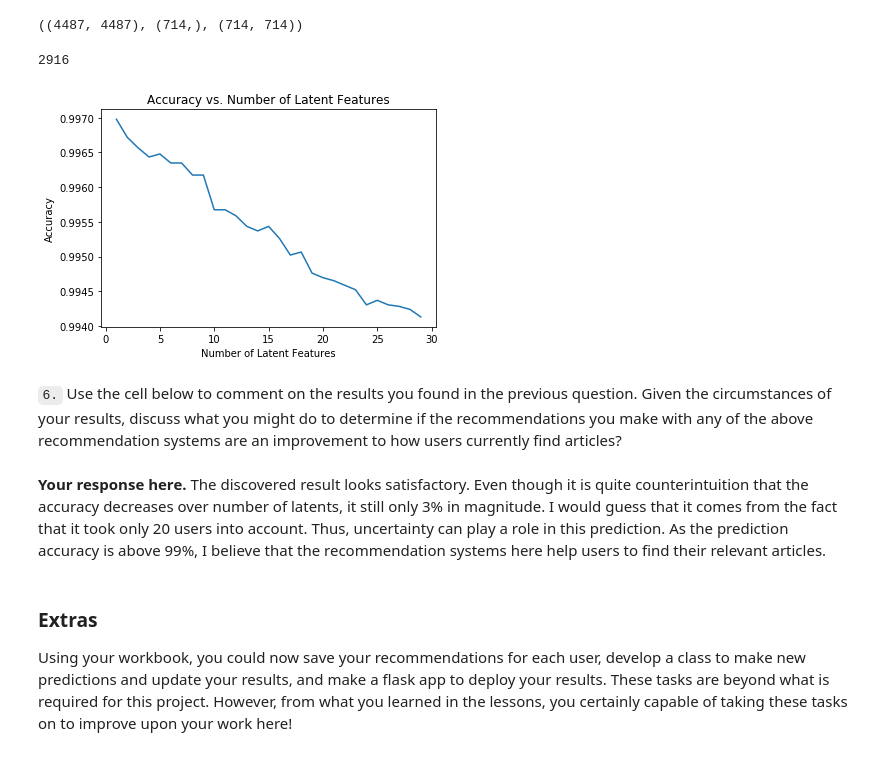
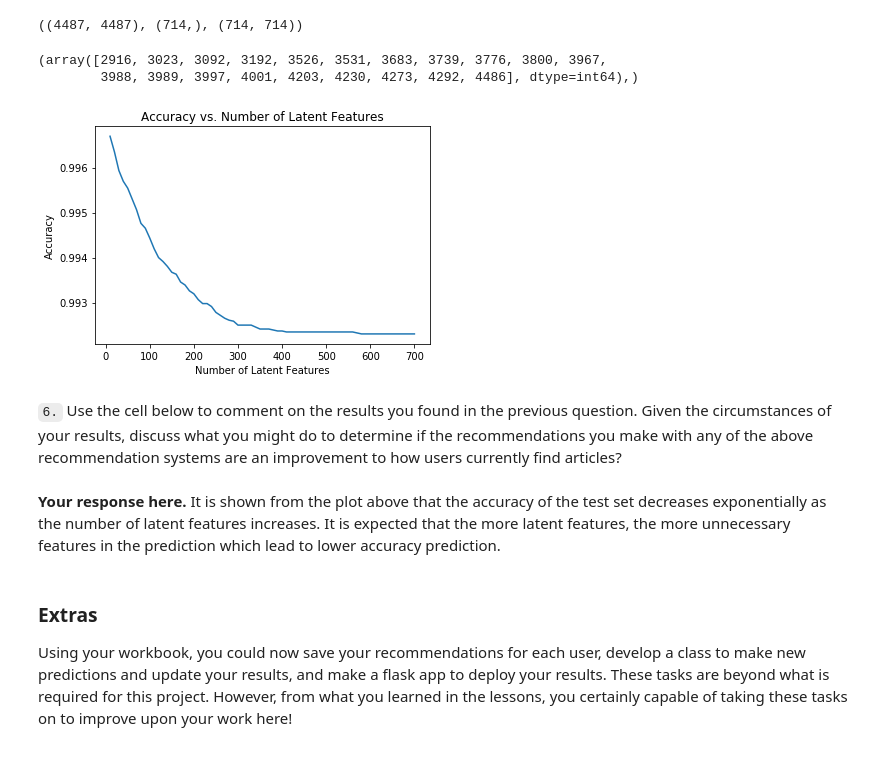
Before and after one commit to peeraponw/Recommendation_with_IBM, a Jupyter notebook: Recommendations_with_IBM.ipynb, the cells around one changed output. Saved outputs shown, nothing was run; the diff lists cells and outputs as text; code cells hidden in the pictures.

Commit message:
fix the testing plot and add add more info to the final question

```diff
--- a/Recommendations_with_IBM.ipynb
+++ b/Recommendations_with_IBM.ipynb
@@ -1132,39 +1132,40 @@ u_train.shape, s_train.shape, vt_train.shape
 # %%
 # Use these cells to see how well you can use the training
 # decomposition to predict on test data
-user_row = np.where(user_item_train.index.astype(str).isin(test_idx))
+user_row = np.where(user_item_train.index.astype(str).isin(common_idx))
 user_row
 # %% [output]
-2916
+(array([2916, 3023, 3092, 3192, 3526, 3531, 3683, 3739, 3776, 3800, 3967,
+        3988, 3989, 3997, 4001, 4203, 4230, 4273, 4292, 4486], dtype=int64),)
 # %%
-num_latent_feats = np.arange(1,30,1)
+num_latent_feats = np.arange(10,700+10,10)
 sum_errs = []
 
 for k in num_latent_feats:
     # restructure with k latent features
-    s_new, u_new, vt_new = np.diag(s[:k]), u[user_row, :k], vt[:k, :]
+    s_new, u_new, vt_new = np.diag(s_train[:k]), u_train[user_row, :k], vt_train[:k, :]
 
     # take dot product
     user_item_est = np.around(np.dot(np.dot(u_new, s_new), vt_new))
 
     # compute error for each prediction to actual value
     diffs = np.subtract(user_item_train.loc[user_row].values, user_item_est)
 
     # total errors and keep track of them
     err = np.sum(np.sum(np.abs(diffs)))
     sum_errs.append(err)
 
 
 plt.plot(num_latent_feats, 1 - np.array(sum_errs)/df.shape[0]);
 plt.xlabel('Number of Latent Features');
 plt.ylabel('Accuracy');
 plt.title('Accuracy vs. Number of Latent Features');
 # %% [output]
-[figure, old version]
+[figure, new version]
 # %% [markdown]
 `6.` Use the cell below to comment on the results you found in the previous question. Given the circumstances of your results, discuss what you might do to determine if the recommendations you make with any of the above recommendation systems are an improvement to how users currently find articles?
-# %% [markdown]
-**Your response here.** The discovered result looks satisfactory. Even though it is quite counterintuition that the accuracy decreases over number of latents, it still only 3% in magnitude. I would guess that it comes from the fact that it took only 20 users into account. Thus, uncertainty can play a role in this prediction. As the prediction accuracy is above 99%, I believe that the recommendation systems here help users to find their relevant articles.
+# %% [markdown]
+**Your response here.** It is shown from the plot above that the accuracy of the test set decreases exponentially as the number of latent features increases. It is expected that the more latent features, the more unnecessary features in the prediction which lead to lower accuracy prediction.
 # %% [markdown]
 <a id='conclusions'></a>
 ### Extras
```
Also changed, not shown: 1 other file.
